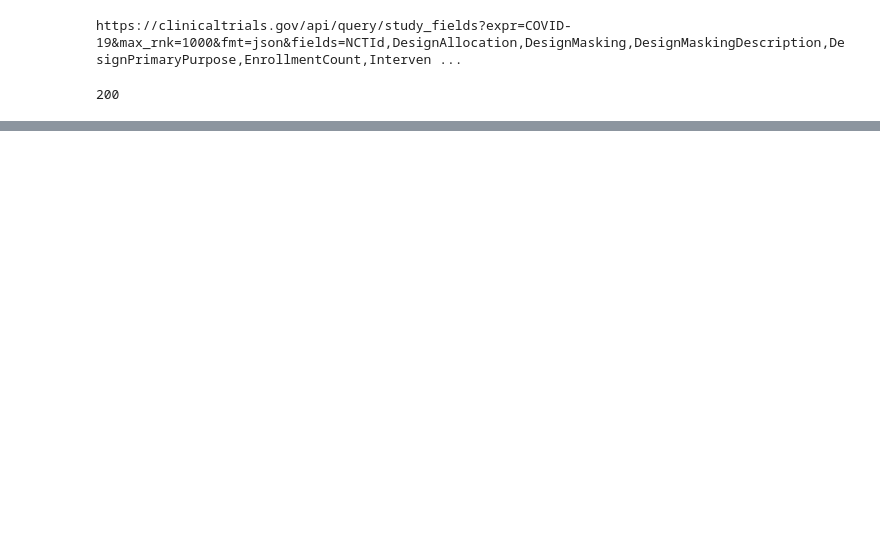
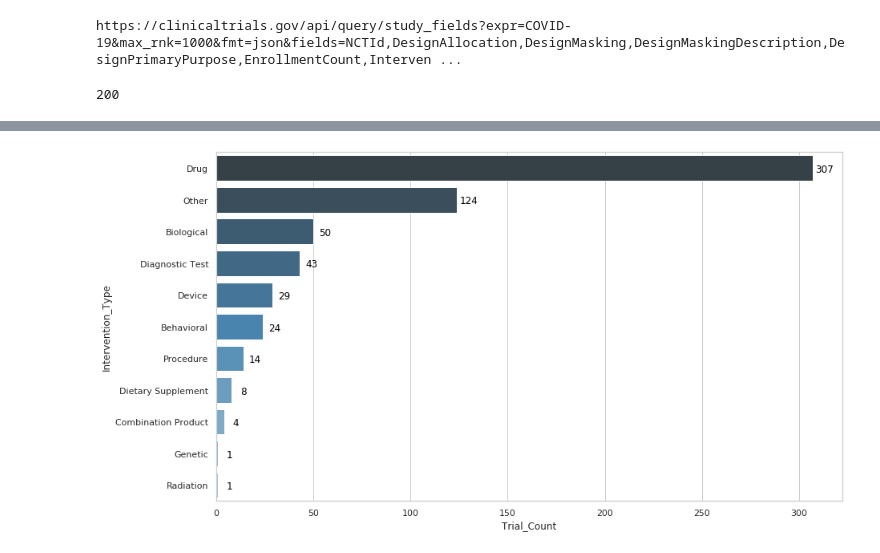
Before and after one commit to AksChougule/clinical-text, a Jupyter notebook: cov19-ct-gov-api/COVID-19-clinical-trials.ipynb, the cells around one changed output, grey strips where cells are left out. Cells and saved outputs as stored; diff of their text form; code cells hidden in the pictures; blank space fills up the shorter version.

Commit message:
added viz about trial purpose and intervention types

```diff
--- a/cov19-ct-gov-api/COVID-19-clinical-trials.ipynb
+++ b/cov19-ct-gov-api/COVID-19-clinical-trials.ipynb
@@ -6,3 +7,7 @@ import datetime
+# %%
+import seaborn as sns
+import matplotlib.pyplot as plt
+sns.set(style="whitegrid")
 # %%
 CDC_BASE_URL = 'https://clinicaltrials.gov/api/query/study_fields?expr=COVID-19&max_rnk=1000&fmt=json'
 # %%
@@ -134,0 +127,7 @@ df.InterventionType.unique().tolist()
+# %%
+tt = pd.DataFrame(df.groupby("InterventionType").InterventionType.count())
+tt = tt.rename(index=str, columns={"InterventionType": "Trial_Count"})
+tt['Intervention_Type'] = tt.index
+tt = tt.reset_index(drop=True)
+tt=tt.sort_values(by=['Trial_Count'], ascending=False)
+tt
@@ -134,0 +147,9 @@ df.InterventionType.unique().tolist()
+# %%
+plt.figure(figsize=(14,8))
+graph = sns.barplot(y="Intervention_Type", x="Trial_Count", data=tt, palette="Blues_d")
+for p in graph.patches:
+        graph.annotate('{:.0f}'.format(p.get_width()), (p.get_width()+6, p.get_y()+0.6),
+                    ha='center', va='bottom',
+                    color= 'black')
+# %% [output]
+[figure, added]
```
Also changed, not shown: parts of 14 cells of this notebook.
